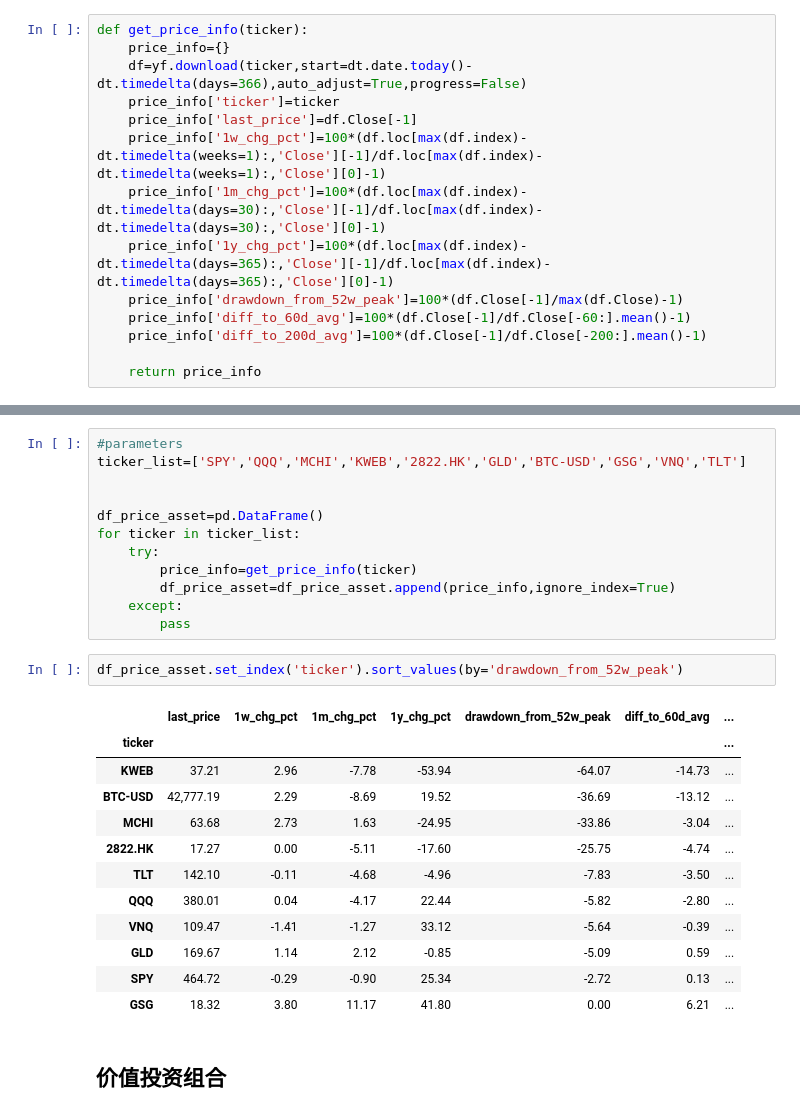
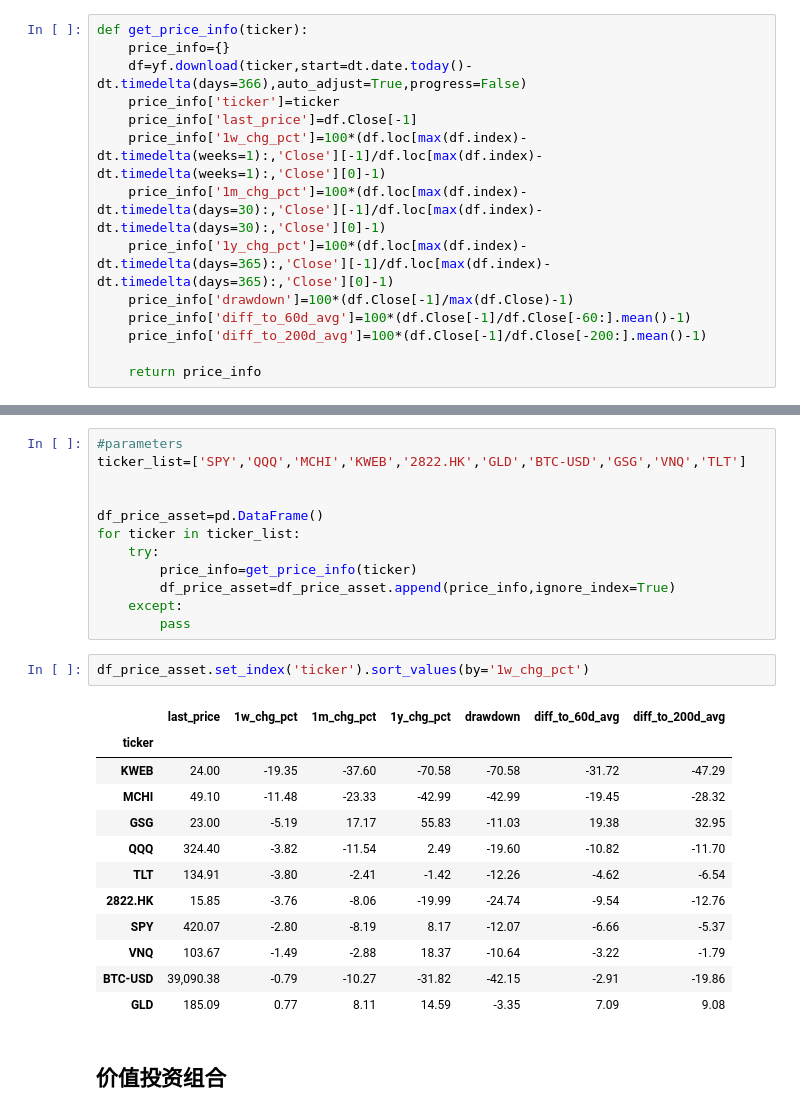
Before and after one commit to koalainfotech/skydog, a Jupyter notebook: notebooks/Price Watch.ipynb, the cells around one changed output, grey strips where cells are left out. Cells and saved outputs as stored; diff of their text form.

```diff
--- a/notebooks/Price Watch.ipynb
+++ b/notebooks/Price Watch.ipynb
@@ -28,7 +28,7 @@ def get_price_info(ticker):
     price_info['1w_chg_pct']=100*(df.loc[max(df.index)-dt.timedelta(weeks=1):,'Close'][-1]/df.loc[max(df.index)-dt.timedelta(weeks=1):,'Close'][0]-1)
     price_info['1m_chg_pct']=100*(df.loc[max(df.index)-dt.timedelta(days=30):,'Close'][-1]/df.loc[max(df.index)-dt.timedelta(days=30):,'Close'][0]-1)
     price_info['1y_chg_pct']=100*(df.loc[max(df.index)-dt.timedelta(days=365):,'Close'][-1]/df.loc[max(df.index)-dt.timedelta(days=365):,'Close'][0]-1)
-    price_info['drawdown_from_52w_peak']=100*(df.Close[-1]/max(df.Close)-1)
+    price_info['drawdown']=100*(df.Close[-1]/max(df.Close)-1)
     price_info['diff_to_60d_avg']=100*(df.Close[-1]/df.Close[-60:].mean()-1)
     price_info['diff_to_200d_avg']=100*(df.Close[-1]/df.Close[-200:].mean()-1)
 
@@ -48,20 +48,20 @@ for ticker in ticker_list:
     except:
         pass
 # %%
-df_price_asset.set_index('ticker').sort_values(by='drawdown_from_52w_peak')
+df_price_asset.set_index('ticker').sort_values(by='1w_chg_pct')
 # %% [output]
-|  | last_price | 1w_chg_pct | 1m_chg_pct | 1y_chg_pct | drawdown_from_52w_peak | diff_to_60d_avg | ... |
-| ticker |  |  |  |  |  |  | ... |
-| KWEB | 37.21 | 2.96 | -7.78 | -53.94 | -64.07 | -14.73 | ... |
-| BTC-USD | 42,777.19 | 2.29 | -8.69 | 19.52 | -36.69 | -13.12 | ... |
-| MCHI | 63.68 | 2.73 | 1.63 | -24.95 | -33.86 | -3.04 | ... |
-| 2822.HK | 17.27 | 0.00 | -5.11 | -17.60 | -25.75 | -4.74 | ... |
-| TLT | 142.10 | -0.11 | -4.68 | -4.96 | -7.83 | -3.50 | ... |
-| QQQ | 380.01 | 0.04 | -4.17 | 22.44 | -5.82 | -2.80 | ... |
-| VNQ | 109.47 | -1.41 | -1.27 | 33.12 | -5.64 | -0.39 | ... |
-| GLD | 169.67 | 1.14 | 2.12 | -0.85 | -5.09 | 0.59 | ... |
-| SPY | 464.72 | -0.29 | -0.90 | 25.34 | -2.72 | 0.13 | ... |
-| GSG | 18.32 | 3.80 | 11.17 | 41.80 | 0.00 | 6.21 | ... |
+|  | last_price | 1w_chg_pct | 1m_chg_pct | 1y_chg_pct | drawdown | diff_to_60d_avg | diff_to_200d_avg |
+| ticker |  |  |  |  |  |  |  |
+| KWEB | 24.00 | -19.35 | -37.60 | -70.58 | -70.58 | -31.72 | -47.29 |
+| MCHI | 49.10 | -11.48 | -23.33 | -42.99 | -42.99 | -19.45 | -28.32 |
+| GSG | 23.00 | -5.19 | 17.17 | 55.83 | -11.03 | 19.38 | 32.95 |
+| QQQ | 324.40 | -3.82 | -11.54 | 2.49 | -19.60 | -10.82 | -11.70 |
+| TLT | 134.91 | -3.80 | -2.41 | -1.42 | -12.26 | -4.62 | -6.54 |
+| 2822.HK | 15.85 | -3.76 | -8.06 | -19.99 | -24.74 | -9.54 | -12.76 |
+| SPY | 420.07 | -2.80 | -8.19 | 8.17 | -12.07 | -6.66 | -5.37 |
+| VNQ | 103.67 | -1.49 | -2.88 | 18.37 | -10.64 | -3.22 | -1.79 |
+| BTC-USD | 39,090.38 | -0.79 | -10.27 | -31.82 | -42.15 | -2.91 | -19.86 |
+| GLD | 185.09 | 0.77 | 8.11 | 14.59 | -3.35 | 7.09 | 9.08 |
 # %% [markdown]
 ## 价值投资组合
 # %%
```
Also changed, not shown: parts of 10 cells of this notebook, 27 other files.
